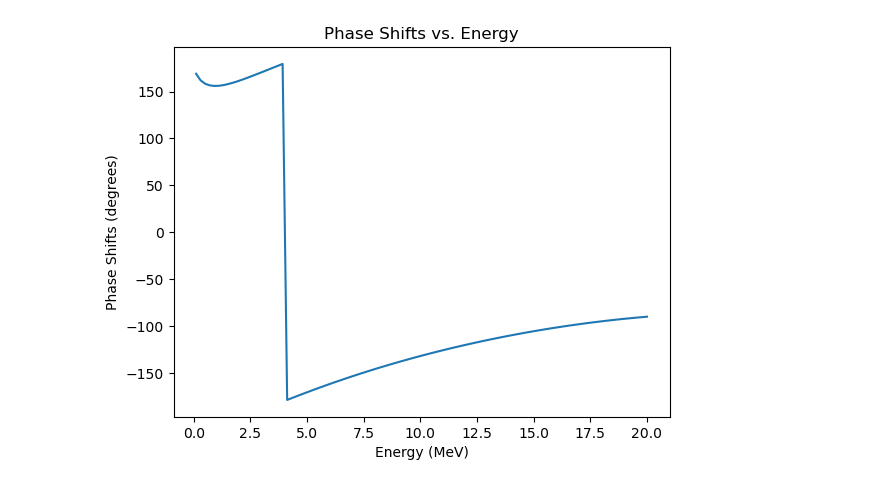
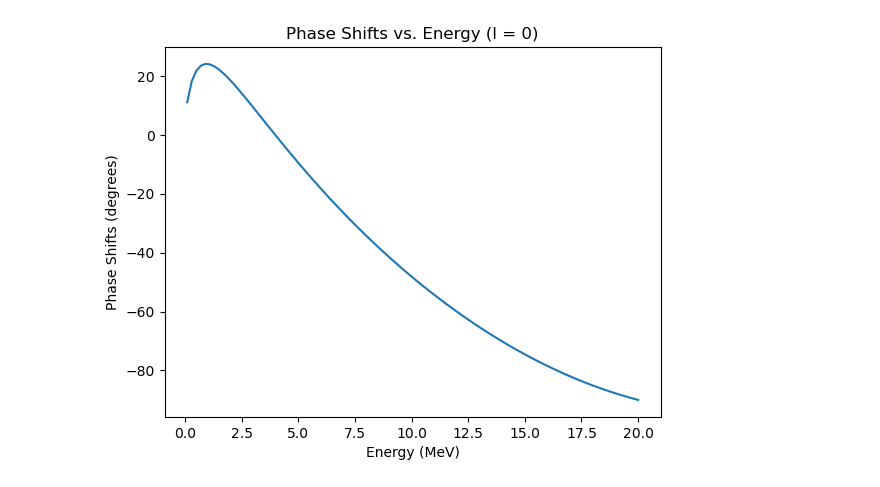
Before and after one commit to LydiaMaz/Scattering-Calculations, a Jupyter notebook: Square Well Potential.ipynb, the cells around one changed output. Cells and saved outputs as stored; diff of their text form; code cells hidden in the pictures.

Commit message:
fix phase shift calculation

```diff
--- a/Square Well Potential.ipynb
+++ b/Square Well Potential.ipynb
@@ -25,8 +20,7 @@ def calculate_phase_shift(k, K, l):
     ka = k * a
     Ka = K * a
 
-    # K_element = ((K*jv(l, ka)*jvp(l, Ka)) - (K*jv(l, Ka)*jvp(l, ka))) / ((k*jv(l, Ka)*yvp(l, ka)) - (k*yv(l, ka)*jvp(l, Ka)))
-    delta_l = np.arctan2(((K*spherical_jn(l, ka)*spherical_jn(l, Ka, True)) - (k*spherical_jn(l, Ka)*spherical_jn(l, ka, True))), ((k*spherical_jn(l, Ka)*spherical_yn(l, ka, True)) - (K*spherical_yn(l, ka)*spherical_jn(l, Ka, True))))
+    delta_l = np.arctan2( (K*spherical_jn(l,Ka,True)*spherical_jn(l,ka) - (k*spherical_jn(l,Ka)*spherical_jn(l,ka,True))) , (k*spherical_jn(l,Ka)*(-1)*spherical_yn(l,ka,True) - (K*spherical_jn(l,Ka,True)*(-1)*spherical_yn(l,ka))) )
 
     return delta_l
 # %%
@@ -50,12 +52,13 @@ cross_sections = calculate_total_cross_sections(E_values, l_max)
 k_array = np.sqrt(2*mu*E_values / (hbar ** 2))
 kappa_array = np.sqrt((2*mu*(E_values-V0))/hbar**2)
 # %%
-phase_shifts = (calculate_phase_shift(k_array, kappa_array, 0) * 180 / np.pi)
+l = 0
+phase_shifts = calculate_phase_shift(k_array, kappa_array, l) * 180 / np.pi
 
 plt.plot(E_values, phase_shifts)
 plt.xlabel("Energy (MeV)")
 plt.ylabel("Phase Shifts (degrees)")
-plt.title("Phase Shifts vs. Energy")
+plt.title(f"Phase Shifts vs. Energy (l = {l})")
 plt.show()
 # %% [output]
-[figure, old version]
+[figure, new version]
```
Also changed, not shown: parts of 6 cells of this notebook.
